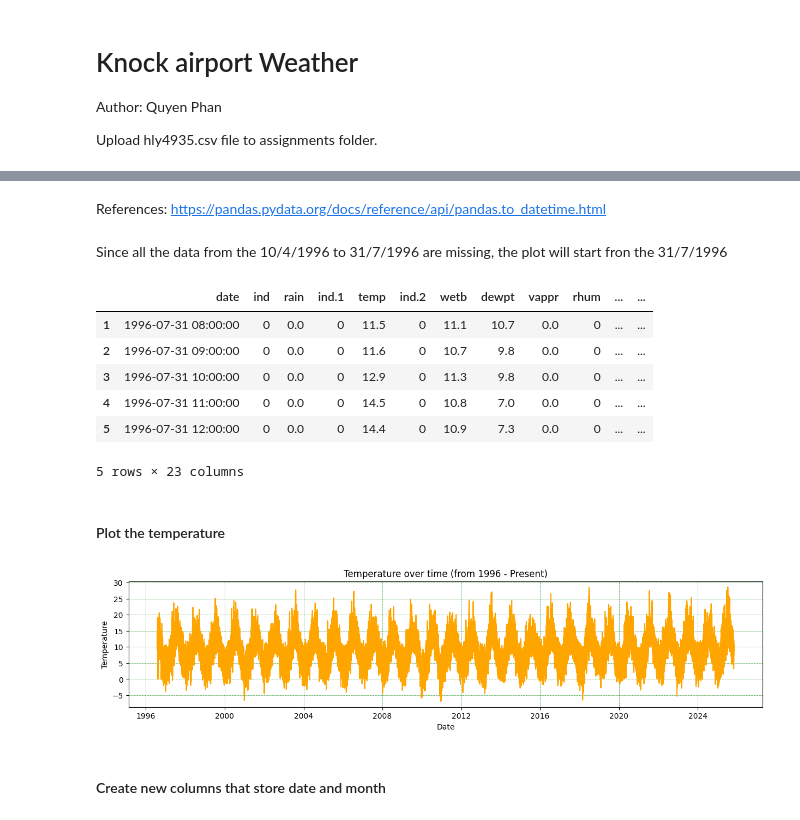
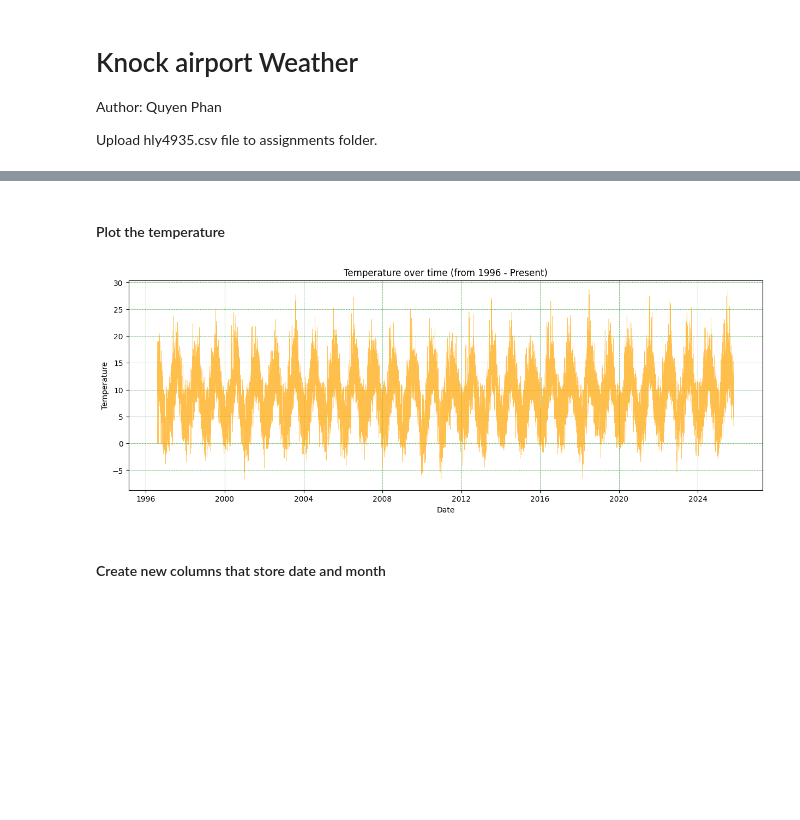
Before and after one commit to quyenphanlyons/programming-for-data-analytics, a Jupyter notebook: assignments/assignment06-weather.ipynb, the cells around one changed output, grey strips where cells are left out. Drawn from its saved outputs; the diff is of its cells as text; code cells hidden in the pictures; blank space fills up the shorter version.

```diff
--- a/assignments/assignment06-weather.ipynb
+++ b/assignments/assignment06-weather.ipynb
@@ -29,31 +30,16 @@ df.head()
-# %% [markdown]
-References: https://pandas.pydata.org/docs/reference/api/pandas.to_datetime.html
-# %% [markdown]
-Since all the data from the 10/4/1996 to 31/7/1996 are missing, the plot will start fron the 31/7/1996
-# %%
-df = df.iloc[1:]
-df.head()
-# %% [output]
-|  | date | ind | rain | ind.1 | temp | ind.2 | wetb | dewpt | vappr | rhum | ... | ... |
-| 1 | 1996-07-31 08:00:00 | 0 | 0.0 | 0 | 11.5 | 0 | 11.1 | 10.7 | 0.0 | 0 | ... | ... |
-| 2 | 1996-07-31 09:00:00 | 0 | 0.0 | 0 | 11.6 | 0 | 10.7 | 9.8 | 0.0 | 0 | ... | ... |
-| 3 | 1996-07-31 10:00:00 | 0 | 0.0 | 0 | 12.9 | 0 | 11.3 | 9.8 | 0.0 | 0 | ... | ... |
-| 4 | 1996-07-31 11:00:00 | 0 | 0.0 | 0 | 14.5 | 0 | 10.8 | 7.0 | 0.0 | 0 | ... | ... |
-| 5 | 1996-07-31 12:00:00 | 0 | 0.0 | 0 | 14.4 | 0 | 10.9 | 7.3 | 0.0 | 0 | ... | ... |
-5 rows × 23 columns
 # %% [markdown]
 #### Plot the temperature
 # %%
 # Plot temperature
-plt.figure(figsize=(15,3))
-plt.plot(df["date"], df["temp"], label="Temperature", color="orange")
+plt.figure(figsize=(15,5))
+plt.plot(df["date"], df["temp"], color="orange", linewidth=0.4, alpha=0.7)
 plt.title('Temperature over time (from 1996 - Present)')
 plt.xlabel('Date')
 plt.ylabel('Temperature')
 plt.grid(color = 'green', linestyle = '--', linewidth = 0.4)
 plt.show()
 # %% [output]
-[figure, old version]
+[figure, new version]
 # %% [markdown]
 #### Create new columns that store date and month
 # %%
```
Also changed, not shown: parts of 33 cells of this notebook.
